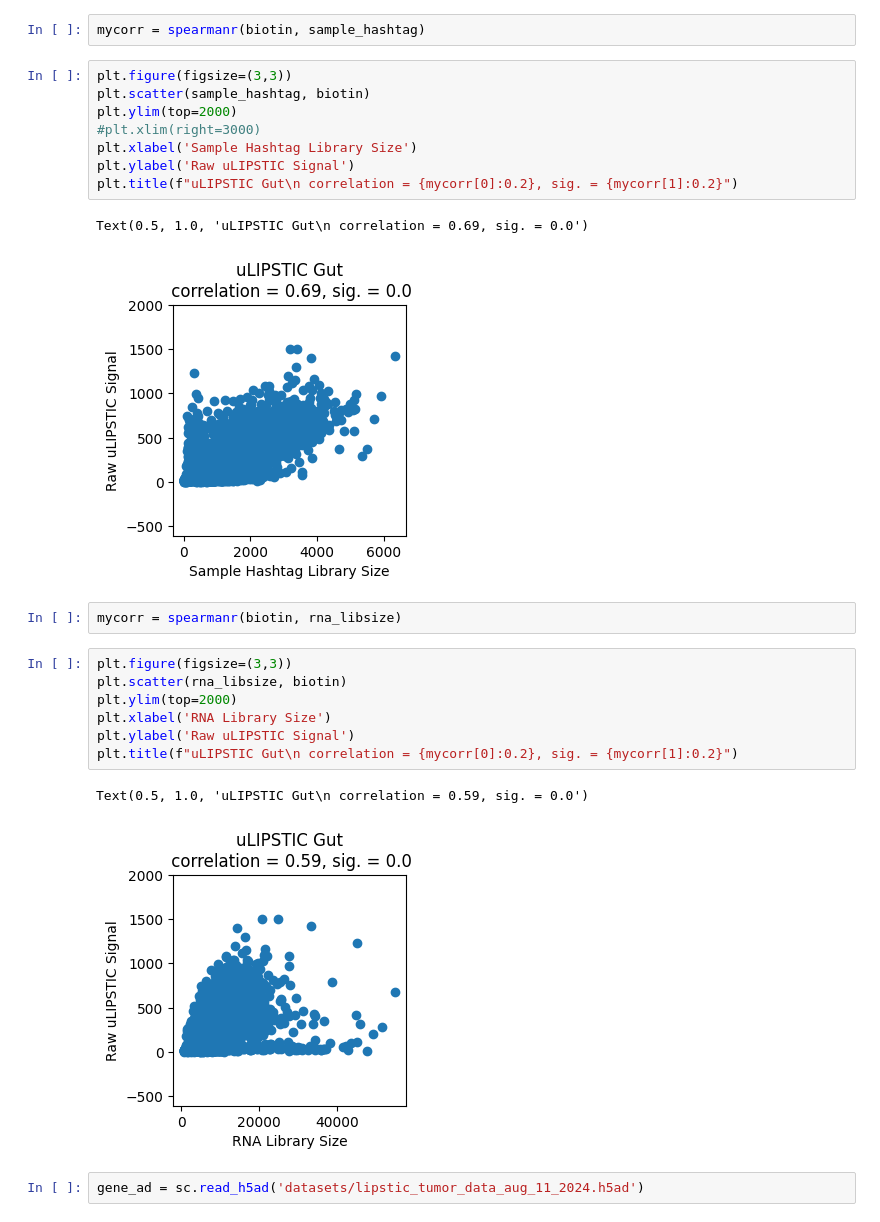
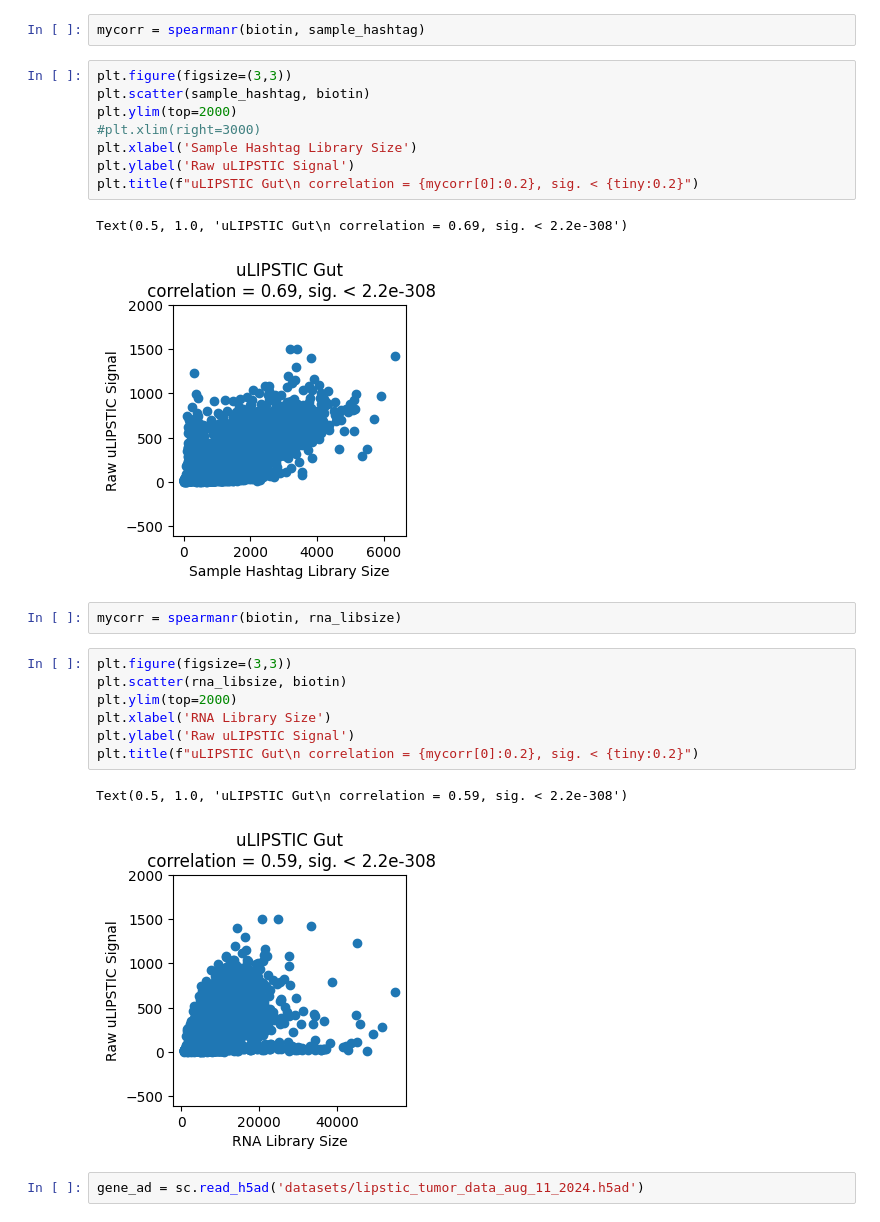
Before and after one commit to pritykinlab/gloss-paper-analysis, a Jupyter notebook: processing_plotting_enrichment/check_all_datasets.ipynb, the cells around one changed output. Drawn from its saved outputs; the diff is of its cells as text.

```diff
--- a/processing_plotting_enrichment/check_all_datasets.ipynb
+++ b/processing_plotting_enrichment/check_all_datasets.ipynb
@@ -33,14 +40,14 @@ mycorr = spearmanr(biotin, sample_hashtag)
 # %%
 plt.figure(figsize=(3,3))
 plt.scatter(sample_hashtag, biotin)
 plt.ylim(top=2000)
 #plt.xlim(right=3000)
 plt.xlabel('Sample Hashtag Library Size')
 plt.ylabel('Raw uLIPSTIC Signal')
-plt.title(f"uLIPSTIC Gut\n correlation = {mycorr[0]:0.2}, sig. = {mycorr[1]:0.2}")
+plt.title(f"uLIPSTIC Gut\n correlation = {mycorr[0]:0.2}, sig. < {tiny:0.2}")
 # %% [output]
-Text(0.5, 1.0, 'uLIPSTIC Gut\n correlation = 0.69, sig. = 0.0')
+Text(0.5, 1.0, 'uLIPSTIC Gut\n correlation = 0.69, sig. < 2.2e-308')
-[figure, old version]
+[figure, new version]
 # %%
 mycorr = spearmanr(biotin, rna_libsize)
 # %%
@@ -49,10 +56,10 @@ plt.scatter(rna_libsize, biotin)
 plt.ylim(top=2000)
 plt.xlabel('RNA Library Size')
 plt.ylabel('Raw uLIPSTIC Signal')
-plt.title(f"uLIPSTIC Gut\n correlation = {mycorr[0]:0.2}, sig. = {mycorr[1]:0.2}")
+plt.title(f"uLIPSTIC Gut\n correlation = {mycorr[0]:0.2}, sig. < {tiny:0.2}")
 # %% [output]
-Text(0.5, 1.0, 'uLIPSTIC Gut\n correlation = 0.59, sig. = 0.0')
+Text(0.5, 1.0, 'uLIPSTIC Gut\n correlation = 0.59, sig. < 2.2e-308')
-[figure, old version]
+[figure, new version]
 # %%
 gene_ad = sc.read_h5ad('datasets/lipstic_tumor_data_aug_11_2024.h5ad')
 # %%
```
Also changed, not shown: parts of 4 cells of this notebook, 41 other files.
